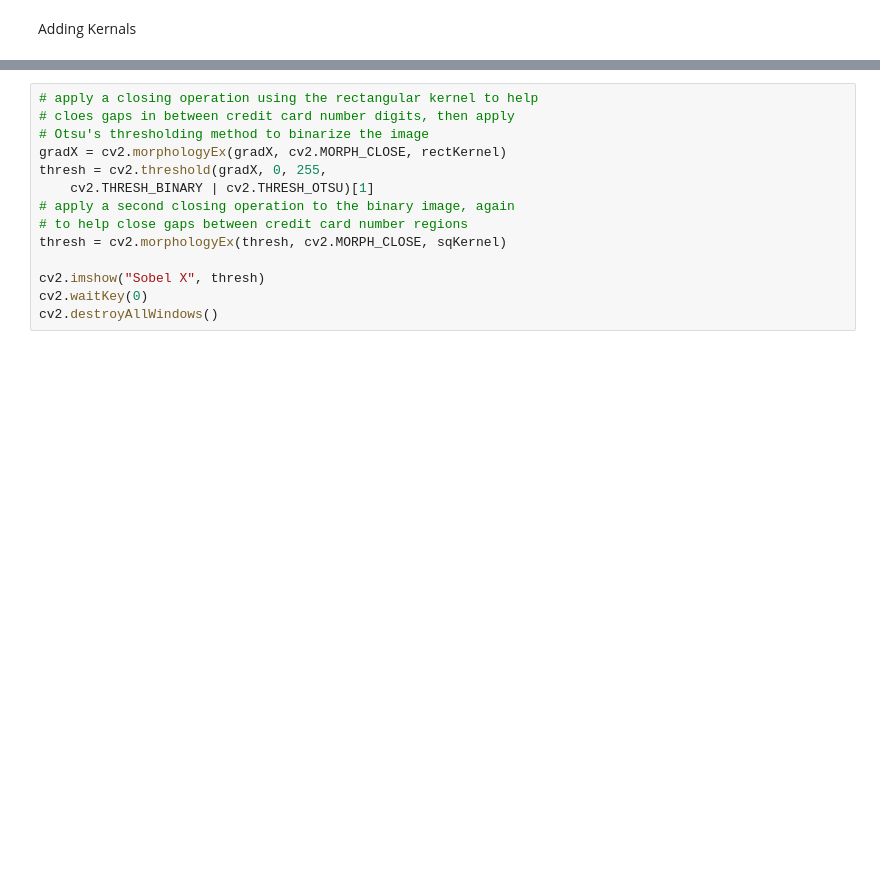
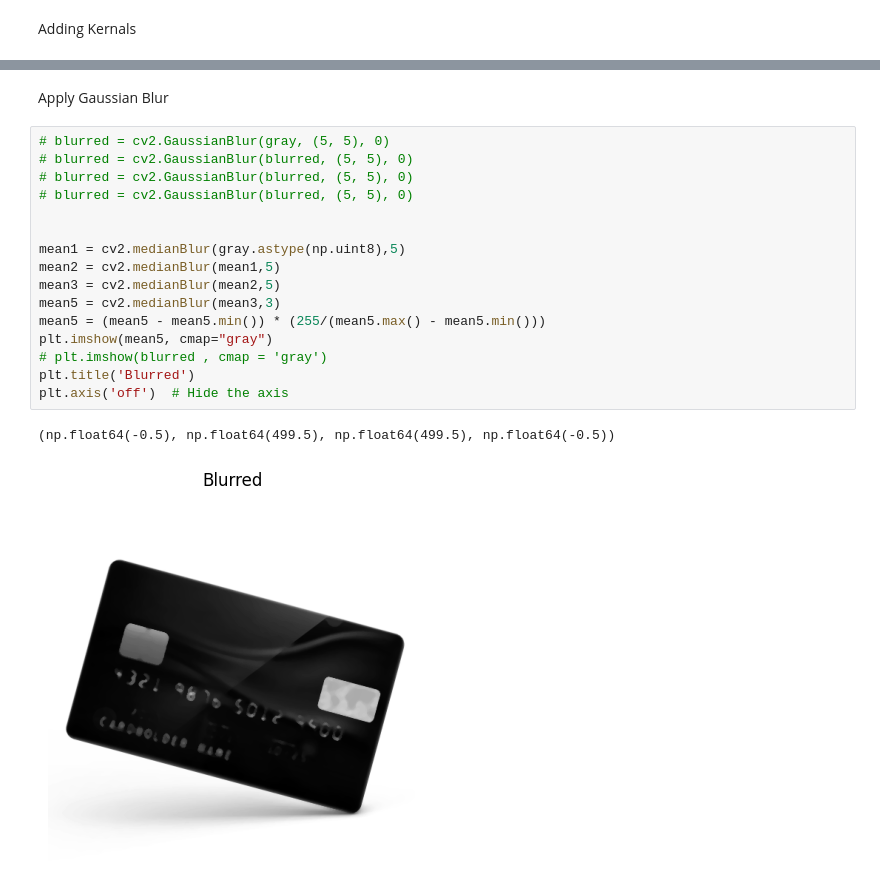
Before and after one commit to Moisis/ScanPay, a Jupyter notebook: Phase1.ipynb, the cells around one changed output, grey strips where cells are left out. Drawn from its saved outputs; the diff is of its cells as text; blank space fills up the shorter version.

```diff
--- a/Phase1.ipynb
+++ b/Phase1.ipynb
@@ -96,14 +93,21 @@ Credit Card digit finding algorithm
-# %%
-# apply a closing operation using the rectangular kernel to help
-# cloes gaps in between credit card number digits, then apply
-# Otsu's thresholding method to binarize the image
-gradX = cv2.morphologyEx(gradX, cv2.MORPH_CLOSE, rectKernel)
-thresh = cv2.threshold(gradX, 0, 255,
-	cv2.THRESH_BINARY | cv2.THRESH_OTSU)[1]
-# apply a second closing operation to the binary image, again
-# to help close gaps between credit card number regions
-thresh = cv2.morphologyEx(thresh, cv2.MORPH_CLOSE, sqKernel)
-
-cv2.imshow("Sobel X", thresh)
-cv2.waitKey(0)
-cv2.destroyAllWindows()
+# %% [markdown]
+Apply Gaussian Blur
+# %%
+# blurred = cv2.GaussianBlur(gray, (5, 5), 0)
+# blurred = cv2.GaussianBlur(blurred, (5, 5), 0)
+# blurred = cv2.GaussianBlur(blurred, (5, 5), 0)
+# blurred = cv2.GaussianBlur(blurred, (5, 5), 0)
+
+
+mean1 = cv2.medianBlur(gray.astype(np.uint8),5)
+mean2 = cv2.medianBlur(mean1,5)
+mean3 = cv2.medianBlur(mean2,5)
+mean5 = cv2.medianBlur(mean3,3)
+mean5 = (mean5 - mean5.min()) * (255/(mean5.max() - mean5.min()))
+plt.imshow(mean5, cmap="gray")
+# plt.imshow(blurred , cmap = 'gray')
+plt.title('Blurred')
+plt.axis('off')  # Hide the axis
+# %% [output]
+(np.float64(-0.5), np.float64(499.5), np.float64(499.5), np.float64(-0.5))
+[figure, added]
```
Also changed, not shown: parts of 17 cells of this notebook, 1 other file.
